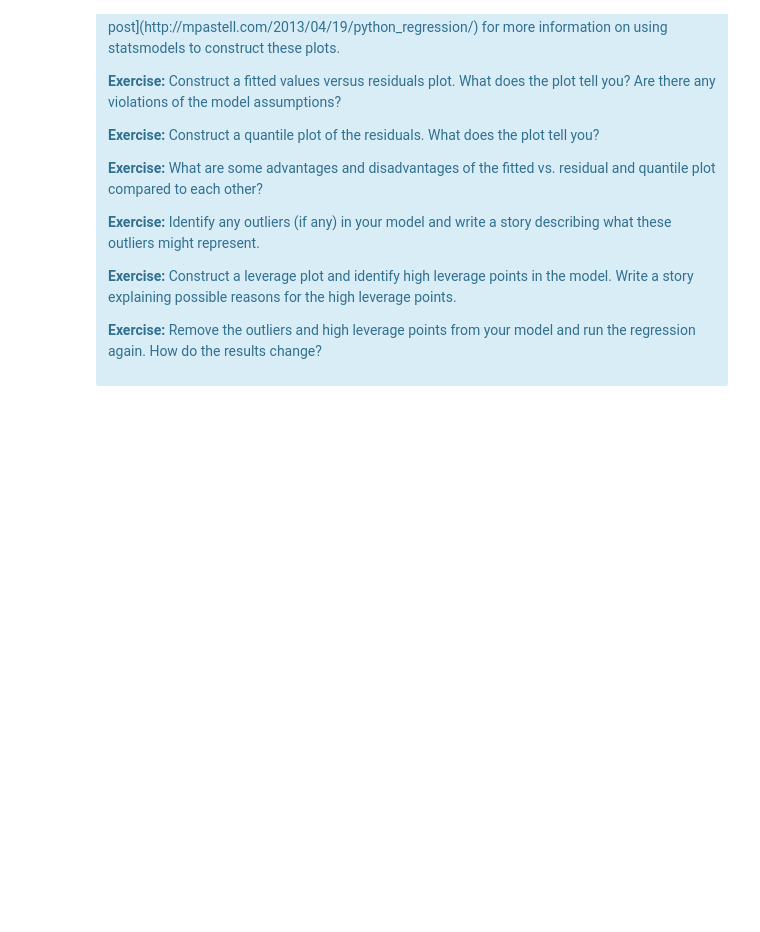
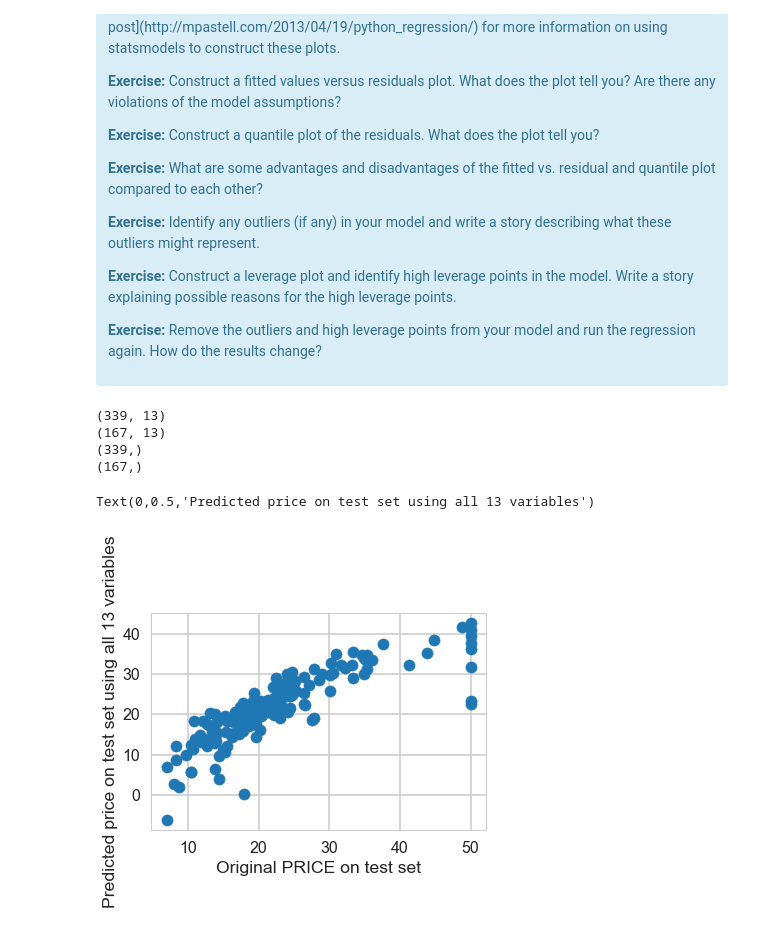
Before and after one commit to ravic1982/Springboard-Exercise, a Jupyter notebook: Mini_Project_Linear_Regression.ipynb, the cells around one changed output. Saved outputs shown, nothing was run; the diff lists cells and outputs as text; code cells hidden in the pictures; blank space fills up the shorter version.

```diff
--- a/Mini_Project_Linear_Regression.ipynb
+++ b/Mini_Project_Linear_Regression.ipynb
@@ -753,3 +766,7 @@ lm.score(X,bos['PRICE'])
 
 <p><b>Exercise:</b> Which variables in the model are significant in predicting house price? Write a story that interprets the coefficients.</p>
 </div>
+# %%
+X=bos[['CRIM','RM','PTRATIO']].values
+lm.fit(X,bos['PRICE'])
+lm.score(X,bos['PRICE'])
@@ -756,6 +780,6 @@ lm.score(X,bos['PRICE'])
 # %%
 # your turn
-X=bos[['CRIM','RM','PTRATIO']].values
+X=bos['PTRATIO'].values.reshape(-1,1)
 lm.fit(X,bos['PRICE'])
 lm.score(X,bos['PRICE'])
 # %% [output]
@@ -800,3 +840,7 @@ where $L$ is the likelihood of the model. AIC is meaningless in the absolute sen
 
 <p><b>Exercise:</b> Find another variable (or two) to add to the model we built in Part 3. Compute the $F$-test comparing the two models as well as the AIC. Which model is better?</p>
 </div>
+# %%
+X=bos[['AGE','DIS','TAX','CRIM','RM','PTRATIO']].values
+lm.fit(X,bos['PRICE'])
+lm.score(X,bos['PRICE'])
@@ -853,0 +907,22 @@ There are some other issues that are important investigate with linear regressio
+# %%
+from sklearn.model_selection import train_test_split
+X_train, X_test, Y_train, Y_test = train_test_split(
+    X, bos.PRICE, test_size=0.33, random_state = 5)
+print(X_train.shape)
+print(X_test.shape)
+print(Y_train.shape)
+print(Y_test.shape)
+# %% [output]
+(339, 13)
+(167, 13)
+(339,)
+(167,)
+# %%
+lm = LinearRegression()
+lm.fit(X=X_train, y = Y_train)
+plt.scatter(Y_test,lm.predict(X=X_test))
+plt.xlabel('Original PRICE on test set')
+plt.ylabel('Predicted price on test set using all 13 variables')
+# %% [output]
+Text(0,0.5,'Predicted price on test set using all 13 variables')
+[figure, added]
```
Also changed, not shown: parts of 29 cells of this notebook.
